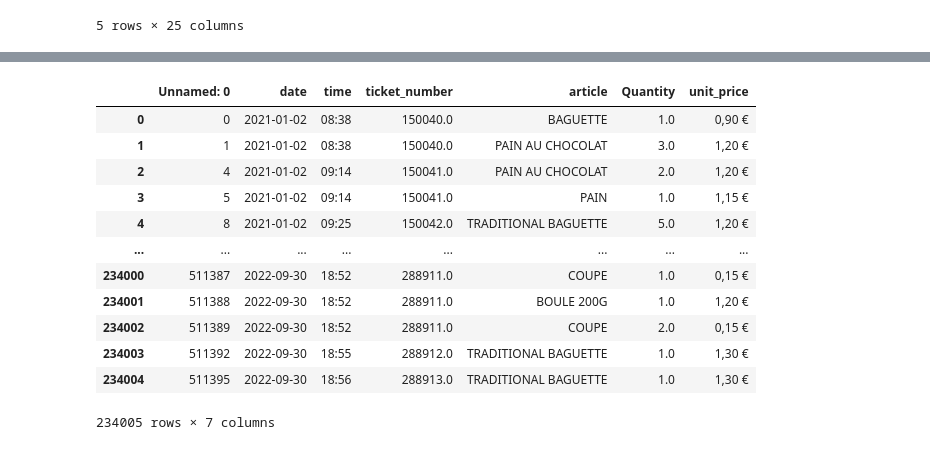
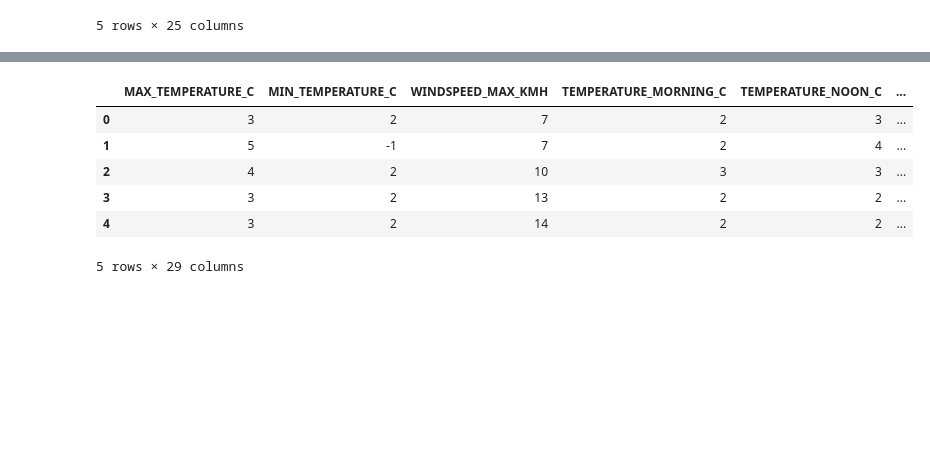
Before and after one commit to Alex5xelA/Bakery_sales_forecast, a Jupyter notebook: notebooks/001_javier.ipynb, the cells around one changed output, grey strips where cells are left out. Cells and saved outputs as stored; diff of their text form; code cells hidden in the pictures; blank space fills up the shorter version.

Commit message:
Notebook 001 with prepp weather dataset for normalization

```diff
--- a/notebooks/001_javier.ipynb
+++ b/notebooks/001_javier.ipynb
@@ -183,3 +187,15 @@ Data columns (total 25 columns):
  24  TEMPERATURE_NIGHT_C     638 non-null    int64
 dtypes: float64(5), int64(16), object(4)
 memory usage: 124.7+ KB
+# %%
+# Converting date in format dd/mm/yyy to yyyy-mm-dd datetime type
+def convert_to_date(date_string):
+    date_list = date_string.split("/")
+    _day, _month, _year = date_list[0], date_list[1], date_list[2]
+    date_str = _year+"-"+_month+"-"+_day
+    return datetime.strptime(date_str, '%Y-%m-%d').date()
+# %%
+df_weather['date'] = df_weather['DATE'].apply(convert_to_date)
+df_weather['date'] = pd.to_datetime(df_weather['date'])
+# Drops old DATE column
+df_weather = df_weather.drop(columns=['DATE'])
@@ -199,16 +246,40 @@ datetime.date(2021, 1, 2)
+# %%
+# Generates periodical features for SUNRISE and SUNSET
+
+# Creates cyclical time feature according to the SUNRISE time
+df_weather['sunrise_time'] = pd.to_datetime(df_weather['SUNRISE']).dt.hour*60+pd.to_datetime(df_weather['SUNRISE']).dt.minute
+# Assuming we have a 1440 minutes in period (e.g., minutes  in a day)
+period = 1440
+
+# Convert 'month' to radians
+df_weather['sunrise_time_radians'] = 2 * np.pi * df_weather['sunrise_time'] / period
+
+# Create new features using sine and cosine
+df_weather['sunrise_time_sin'] = np.sin(df_weather['sunrise_time_radians'])
+df_weather['sunrise_time_cos'] = np.cos(df_weather['sunrise_time_radians'])
+# Dropping ['sunrise_time_radians']
+df_weather.drop(columns=['sunrise_time_radians', 'sunrise_time', 'SUNRISE'], inplace=True)
+# %%
+# Creates cyclical time feature according to the SUNRISE time
+df_weather['sunset_time'] = pd.to_datetime(df_weather['SUNSET']).dt.hour*60+pd.to_datetime(df_weather['SUNSET']).dt.minute
+# Assuming we have a 1440 minutes in period (e.g., minutes  in a day)
+period = 1440
+
+# Convert 'month' to radians
+df_weather['sunset_time_radians'] = 2 * np.pi * df_weather['sunset_time'] / period
+
+# Create new features using sine and cosine
+df_weather['sunset_time_sin'] = np.sin(df_weather['sunset_time_radians'])
+df_weather['sunset_time_cos'] = np.cos(df_weather['sunset_time_radians'])
+# Dropping ['sunset_time_radians']
+df_weather.drop(columns=['sunset_time_radians', 'sunset_time', 'SUNSET'], inplace=True)
 # %%
-df_weather
+df_weather.head()
 # %% [output]
-|  | Unnamed: 0 | date | time | ticket_number | article | Quantity | unit_price |
-| 0 | 0 | 2021-01-02 | 08:38 | 150040.0 | BAGUETTE | 1.0 | 0,90 € |
-| 1 | 1 | 2021-01-02 | 08:38 | 150040.0 | PAIN AU CHOCOLAT | 3.0 | 1,20 € |
-| 2 | 4 | 2021-01-02 | 09:14 | 150041.0 | PAIN AU CHOCOLAT | 2.0 | 1,20 € |
-| 3 | 5 | 2021-01-02 | 09:14 | 150041.0 | PAIN | 1.0 | 1,15 € |
-| 4 | 8 | 2021-01-02 | 09:25 | 150042.0 | TRADITIONAL BAGUETTE | 5.0 | 1,20 € |
-| ... | ... | ... | ... | ... | ... | ... | ... |
-| 234000 | 511387 | 2022-09-30 | 18:52 | 288911.0 | COUPE | 1.0 | 0,15 € |
-| 234001 | 511388 | 2022-09-30 | 18:52 | 288911.0 | BOULE 200G | 1.0 | 1,20 € |
-| 234002 | 511389 | 2022-09-30 | 18:52 | 288911.0 | COUPE | 2.0 | 0,15 € |
-| 234003 | 511392 | 2022-09-30 | 18:55 | 288912.0 | TRADITIONAL BAGUETTE | 1.0 | 1,30 € |
-| 234004 | 511395 | 2022-09-30 | 18:56 | 288913.0 | TRADITIONAL BAGUETTE | 1.0 | 1,30 € |
+|  | MAX_TEMPERATURE_C | MIN_TEMPERATURE_C | WINDSPEED_MAX_KMH | TEMPERATURE_MORNING_C | TEMPERATURE_NOON_C | ... |
+| 0 | 3 | 2 | 7 | 2 | 3 | ... |
+| 1 | 5 | -1 | 7 | 2 | 4 | ... |
+| 2 | 4 | 2 | 10 | 3 | 3 | ... |
+| 3 | 3 | 2 | 13 | 2 | 2 | ... |
+| 4 | 3 | 2 | 14 | 2 | 2 | ... |
-234005 rows × 7 columns
+5 rows × 29 columns
```
Also changed, not shown: parts of 9 cells of this notebook.
